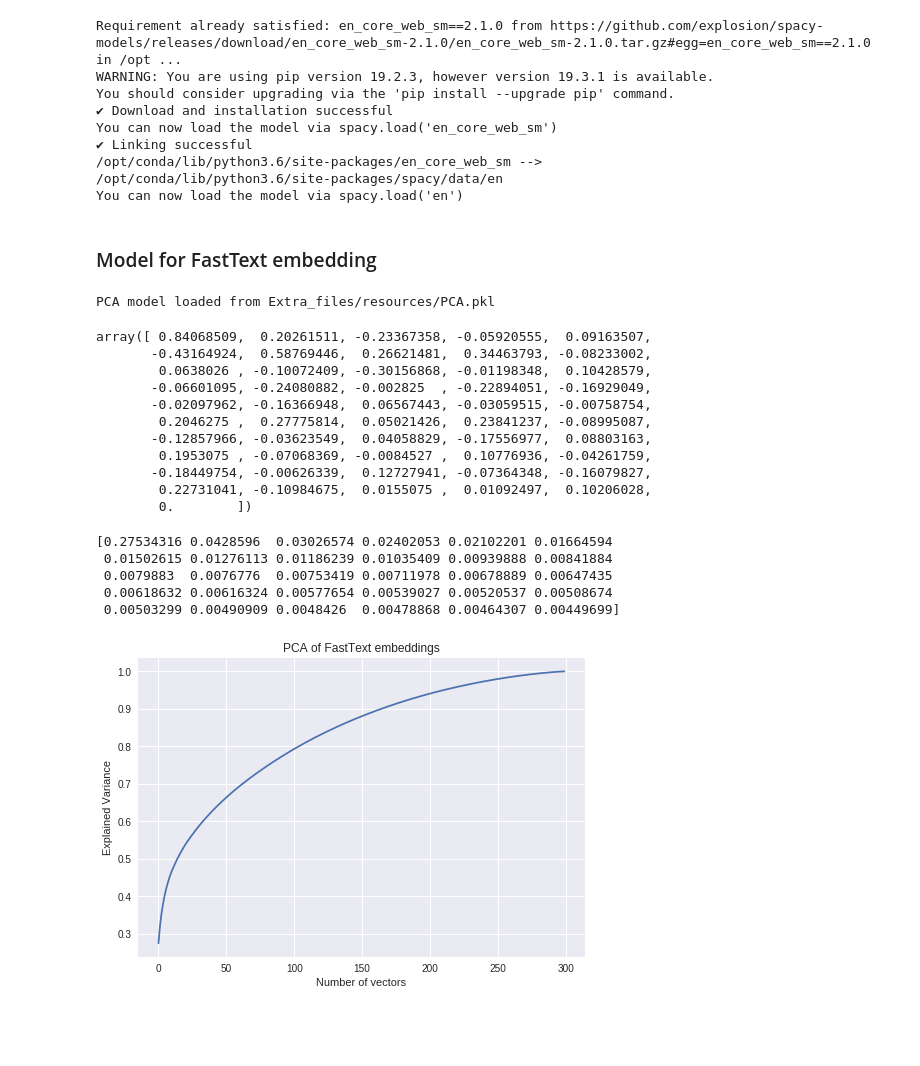
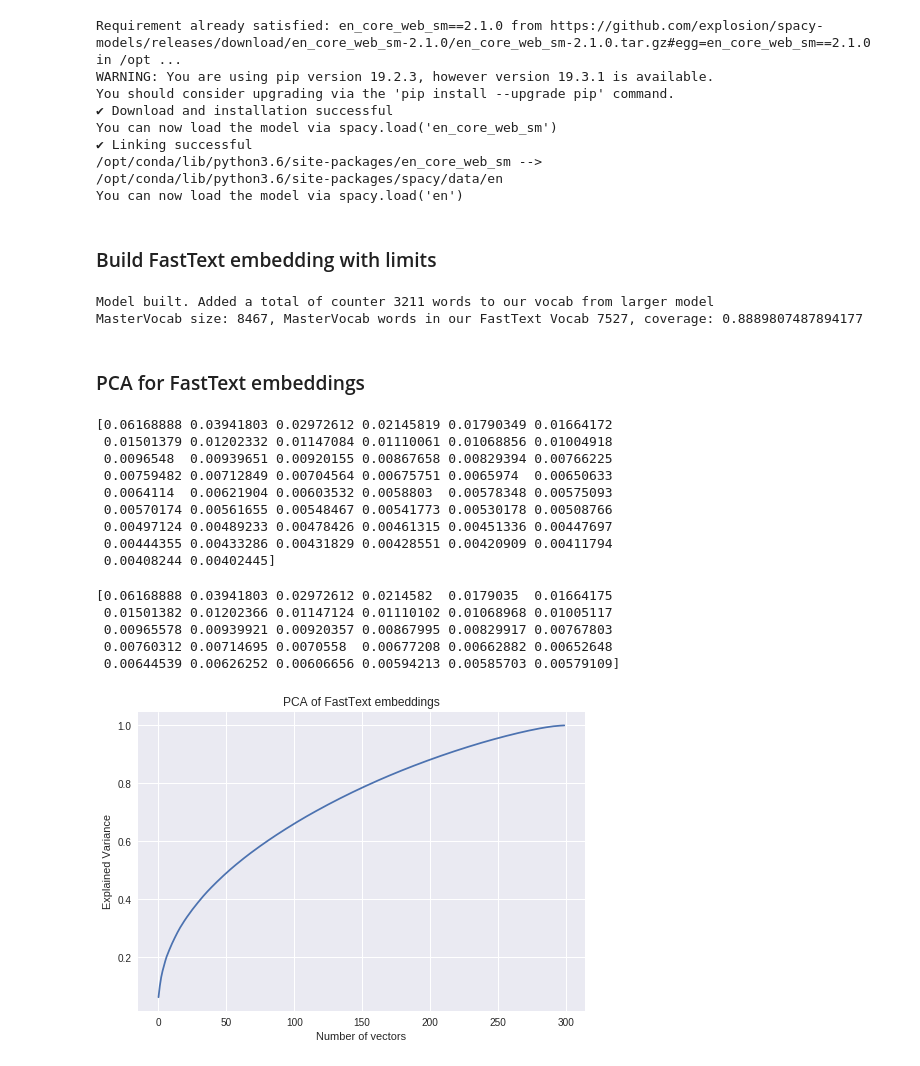
Before and after one commit to UsernamePSQ/nlp_final, a Jupyter notebook: stat-nlp-book/assignments/2019/final_assignment/problem/PCA-workshop.ipynb, the cells around one changed output. Saved outputs shown, nothing was run; the diff lists cells and outputs as text; code cells hidden in the pictures; blank space fills up the shorter version.

```diff
--- a/stat-nlp-book/assignments/2019/final_assignment/problem/PCA-workshop.ipynb
+++ b/stat-nlp-book/assignments/2019/final_assignment/problem/PCA-workshop.ipynb
@@ -216,58 +216,69 @@ from pickle import load, dump
 
 # Generate the Vocab classes
 
-vocab = MasterVocab(max_vocab_size = 8092) # Figure out which size we want
+vocab = MasterVocab(max_vocab_size = 80092) # Figure out which size we want
 vocab.generateVocabularies(train_data, nlp)
 # dump(vocab, open('Extra_files/resources/vocab.pkl', 'wb'))
 
 #vocab = load(open('Extra_files/resources/vocab.pkl', 'rb'))
+# %% [markdown]
+### Build FastText embedding with limits
+# %%
+# Here we build the FastText model
+if False:
+    engbedder = WordEmbedder()
+    engbedder.buildModel_viaVocab(vocab, limit_ours = 15000, limit_large = 350000)
+# %% [output]
+Model built. Added a total of counter 3211 words to our vocab from larger model
+MasterVocab size: 8467, MasterVocab words in our FastText Vocab 7527, coverage: 0.8889807487894177
 # %% [markdown]
-### Model for FastText embedding
+### PCA for FastText embeddings
 # %%
 engbedder = WordEmbedder()
 engbedder.loadModel()
 
-#engbedder.fitPCA_viaVocab(vocab, 50)
-
+#words = [vocab.word_vocab.get_label(i) for i in range(len(vocab.word_vocab))]
+#print(len(words))
+#engbedder.fitPCA(words, 50)
+engbedder.fitPCA_viaVocab(vocab, 50)
+print(engbedder.pcaModel.explained_variance_ratio_)
+#engbedder.savePCA("pcatest.pkl")
 #engbedder.savePCA()
-engbedder.loadPCA()
-engbedder.getEmbedding("Walk")
+#engbedder.loadPCA()
+#engbedder.getEmbedding("Walk")
 # %% [output]
-PCA model loaded from Extra_files/resources/PCA.pkl
+[0.06168888 0.03941803 0.02972612 0.02145819 0.01790349 0.01664172
+ 0.01501379 0.01202332 0.01147084 0.01110061 0.01068856 0.01004918
+ 0.0096548  0.00939651 0.00920155 0.00867658 0.00829394 0.00766225
+ 0.00759482 0.00712849 0.00704564 0.00675751 0.0065974  0.00650633
+ 0.0064114  0.00621904 0.00603532 0.0058803  0.00578348 0.00575093
+ 0.00570174 0.00561655 0.00548467 0.00541773 0.00530178 0.00508766
+ 0.00497124 0.00489233 0.00478426 0.00461315 0.00451336 0.00447697
+ 0.00444355 0.00433286 0.00431829 0.00428551 0.00420909 0.00411794
+ 0.00408244 0.00402445]
-array([ 0.84068509,  0.20261511, -0.23367358, -0.05920555,  0.09163507,
-       -0.43164924,  0.58769446,  0.26621481,  0.34463793, -0.08233002,
-        0.0638026 , -0.10072409, -0.30156868, -0.01198348,  0.10428579,
-       -0.06601095, -0.24080882, -0.002825  , -0.22894051, -0.16929049,
-       -0.02097962, -0.16366948,  0.06567443, -0.03059515, -0.00758754,
-        0.2046275 ,  0.27775814,  0.05021426,  0.23841237, -0.08995087,
-       -0.12857966, -0.03623549,  0.04058829, -0.17556977,  0.08803163,
-        0.1953075 , -0.07068369, -0.0084527 ,  0.10776936, -0.04261759,
-       -0.18449754, -0.00626339,  0.12727941, -0.07364348, -0.16079827,
-        0.22731041, -0.10984675,  0.0155075 ,  0.01092497,  0.10206028,
-        0.        ])
 # %%
 # PCA PLOT
 import numpy as np
 from sklearn.decomposition import PCA
 import matplotlib.pyplot as plt
 
-words = [vocab.word_vocab.get_label(i) for i in range(len(vocab.word_vocab))] # set range 2,len to avoid pad/unk
+words = [vocab.word_vocab.get_label(i) for i in range(len(vocab.word_vocab)) if vocab.word_vocab.get_label(i) in engbedder.vmodel.vocab] # set range 2,len to avoid pad/unk
 embeddings = [engbedder.getEmbedding_prePCA(word, indicator = False) for word in words]
 
 pca = PCA(n_components=300)
 pca.fit(embeddings)
 print(pca.explained_variance_ratio_[:30])
 evar = np.cumsum(pca.explained_variance_ratio_)
 
 plt.plot(evar)
 plt.title("PCA of FastText embeddings")
 plt.ylabel("Explained Variance")
 plt.xlabel("Number of vectors")
 plt.show()
 # %% [output]
-[0.27534316 0.0428596  0.03026574 0.02402053 0.02102201 0.01664594
- 0.01502615 0.01276113 0.01186239 0.01035409 0.00939888 0.00841884
- 0.0079883  0.0076776  0.00753419 0.00711978 0.00678889 0.00647435
- 0.00618632 0.00616324 0.00577654 0.00539027 0.00520537 0.00508674
- 0.00503299 0.00490909 0.0048426  0.00478868 0.00464307 0.00449699]
+[0.06168888 0.03941803 0.02972612 0.0214582  0.0179035  0.01664175
+ 0.01501382 0.01202366 0.01147124 0.01110102 0.01068968 0.01005117
+ 0.00965578 0.00939921 0.00920357 0.00867995 0.00829917 0.00767803
+ 0.00760312 0.00714695 0.0070558  0.00677208 0.00662882 0.00652648
+ 0.00644539 0.00626252 0.00606656 0.00594213 0.00585703 0.00579109]
-[figure, old version]
+[figure, new version]
```
Also changed, not shown: 30 other files.
